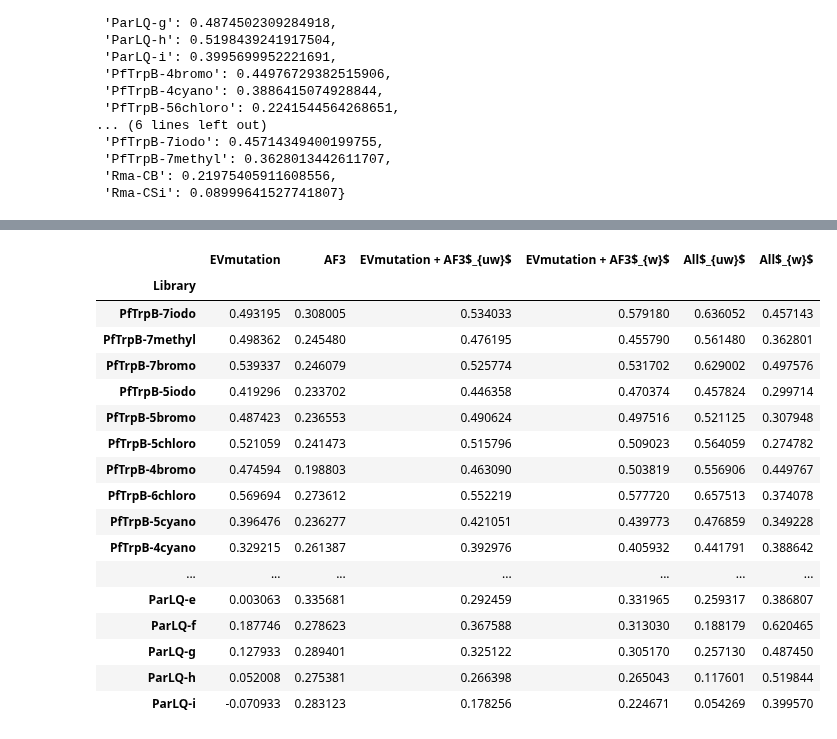
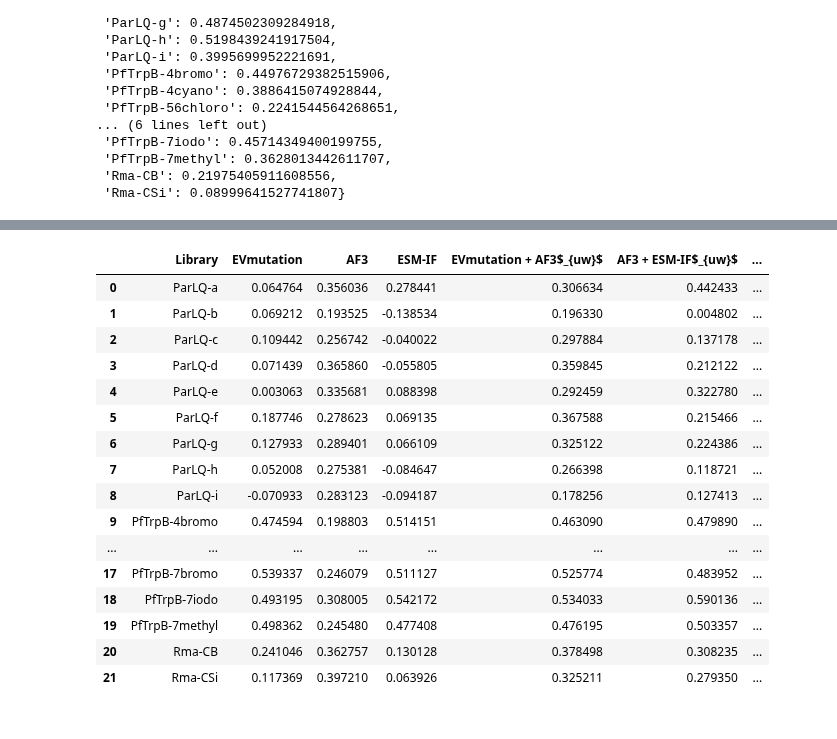
Before and after one commit to fhalab/substrate_aware_zs, a Jupyter notebook: sandbox/comp_comb.ipynb, the cells around one changed output, grey strips where cells are left out. Saved outputs shown, nothing was run; the diff lists cells and outputs as text; code cells hidden in the pictures.

```diff
--- a/sandbox/comp_comb.ipynb
+++ b/sandbox/comp_comb.ipynb
@@ -36,8 +39,10 @@ for f in sorted(glob("/disk2/fli/REVIVAL2/zs/comb/minimal/*.csv")):
     # sum up all columns
     y_pred = df.drop(columns=["fitness"]).sum(axis=1)
 
-
     y_top2 = df[["EVmutation", "AF3"]].sum(axis=1)
+    y_esmif_af = df["ESM-IF"] + df["AF3"]
+    y_ev_esmif = df["EVmutation"] + df["ESM-IF"]
+    y_top3 = df[["EVmutation", "AF3", "ESM-IF"]].sum(axis=1)
 
     # save to dict
     ensemble_score.append(
@@ -45,7 +50,11 @@ for f in sorted(glob("/disk2/fli/REVIVAL2/zs/comb/minimal/*.csv")):
             "Library": lib_name,
             "EVmutation": spearmanr(y_true, df["EVmutation"].values)[0],
             "AF3": spearmanr(y_true, df["AF3"].values)[0],
+            "ESM-IF": spearmanr(y_true, df["ESM-IF"].values)[0],
             "EVmutation + AF3$_{uw}$": spearmanr(y_true, y_top2)[0],
+            "AF3 + ESM-IF$_{uw}$": spearmanr(y_true, y_esmif_af.values)[0],
+            "EVmutation + ESM-IF$_{uw}$": spearmanr(y_true, y_ev_esmif.values)[0],
+            "EVmutation + AF3 + ESM-IF$_{uw}$": spearmanr(y_true, y_top3)[0],
             "All$_{uw}$": spearmanr(y_true, y_pred)[0],
         }
     )
@@ -188,34 +675,33 @@ best_learned = {
 # %%
 merged_df = pd.merge(
     pd.merge(
         pd.DataFrame(ensemble_score),
         pd.DataFrame(
             list(best_learned.items()), columns=["Library", "EVmutation + AF3$_{w}$"]
         ),
         on="Library",
     ),
     pd.DataFrame(
         list(weighted_res.items()), columns=["Library", "All$_{w}$"]
     ),
     on="Library",
-).set_index("Library").reindex(LIB_ORDER)[["EVmutation", "AF3", "EVmutation + AF3$_{uw}$", "EVmutation + AF3$_{w}$", "All$_{uw}$", "All$_{w}$"]]
+) # .set_index("Library").reindex(LIB_ORDER)# [["EVmutation", "AF3", "EVmutation + AF3$_{uw}$", "EVmutation + AF3$_{w}$", "All$_{uw}$", "All$_{w}$"]]
 merged_df
 # %% [output]
-|  | EVmutation | AF3 | EVmutation + AF3$_{uw}$ | EVmutation + AF3$_{w}$ | All$_{uw}$ | All$_{w}$ |
-| Library |  |  |  |  |  |  |
-| PfTrpB-7iodo | 0.493195 | 0.308005 | 0.534033 | 0.579180 | 0.636052 | 0.457143 |
-| PfTrpB-7methyl | 0.498362 | 0.245480 | 0.476195 | 0.455790 | 0.561480 | 0.362801 |
-| PfTrpB-7bromo | 0.539337 | 0.246079 | 0.525774 | 0.531702 | 0.629002 | 0.497576 |
-| PfTrpB-5iodo | 0.419296 | 0.233702 | 0.446358 | 0.470374 | 0.457824 | 0.299714 |
-| PfTrpB-5bromo | 0.487423 | 0.236553 | 0.490624 | 0.497516 | 0.521125 | 0.307948 |
-| PfTrpB-5chloro | 0.521059 | 0.241473 | 0.515796 | 0.509023 | 0.564059 | 0.274782 |
-| PfTrpB-4bromo | 0.474594 | 0.198803 | 0.463090 | 0.503819 | 0.556906 | 0.449767 |
-| PfTrpB-6chloro | 0.569694 | 0.273612 | 0.552219 | 0.577720 | 0.657513 | 0.374078 |
-| PfTrpB-5cyano | 0.396476 | 0.236277 | 0.421051 | 0.439773 | 0.476859 | 0.349228 |
-| PfTrpB-4cyano | 0.329215 | 0.261387 | 0.392976 | 0.405932 | 0.441791 | 0.388642 |
-| ... | ... | ... | ... | ... | ... | ... |
-| ParLQ-e | 0.003063 | 0.335681 | 0.292459 | 0.331965 | 0.259317 | 0.386807 |
-| ParLQ-f | 0.187746 | 0.278623 | 0.367588 | 0.313030 | 0.188179 | 0.620465 |
-| ParLQ-g | 0.127933 | 0.289401 | 0.325122 | 0.305170 | 0.257130 | 0.487450 |
-| ParLQ-h | 0.052008 | 0.275381 | 0.266398 | 0.265043 | 0.117601 | 0.519844 |
-| ParLQ-i | -0.070933 | 0.283123 | 0.178256 | 0.224671 | 0.054269 | 0.399570 |
+|  | Library | EVmutation | AF3 | ESM-IF | EVmutation + AF3$_{uw}$ | AF3 + ESM-IF$_{uw}$ | ... |
+| 0 | ParLQ-a | 0.064764 | 0.356036 | 0.278441 | 0.306634 | 0.442433 | ... |
+| 1 | ParLQ-b | 0.069212 | 0.193525 | -0.138534 | 0.196330 | 0.004802 | ... |
+| 2 | ParLQ-c | 0.109442 | 0.256742 | -0.040022 | 0.297884 | 0.137178 | ... |
+| 3 | ParLQ-d | 0.071439 | 0.365860 | -0.055805 | 0.359845 | 0.212122 | ... |
+| 4 | ParLQ-e | 0.003063 | 0.335681 | 0.088398 | 0.292459 | 0.322780 | ... |
+| 5 | ParLQ-f | 0.187746 | 0.278623 | 0.069135 | 0.367588 | 0.215466 | ... |
+| 6 | ParLQ-g | 0.127933 | 0.289401 | 0.066109 | 0.325122 | 0.224386 | ... |
+| 7 | ParLQ-h | 0.052008 | 0.275381 | -0.084647 | 0.266398 | 0.118721 | ... |
+| 8 | ParLQ-i | -0.070933 | 0.283123 | -0.094187 | 0.178256 | 0.127413 | ... |
+| 9 | PfTrpB-4bromo | 0.474594 | 0.198803 | 0.514151 | 0.463090 | 0.479890 | ... |
+| ... | ... | ... | ... | ... | ... | ... | ... |
+| 17 | PfTrpB-7bromo | 0.539337 | 0.246079 | 0.511127 | 0.525774 | 0.483952 | ... |
+| 18 | PfTrpB-7iodo | 0.493195 | 0.308005 | 0.542172 | 0.534033 | 0.590136 | ... |
+| 19 | PfTrpB-7methyl | 0.498362 | 0.245480 | 0.477408 | 0.476195 | 0.503357 | ... |
+| 20 | Rma-CB | 0.241046 | 0.362757 | 0.130128 | 0.378498 | 0.308235 | ... |
+| 21 | Rma-CSi | 0.117369 | 0.397210 | 0.063926 | 0.325211 | 0.279350 | ... |
```
Also changed, not shown: parts of 31 cells of this notebook, 6 other files.
